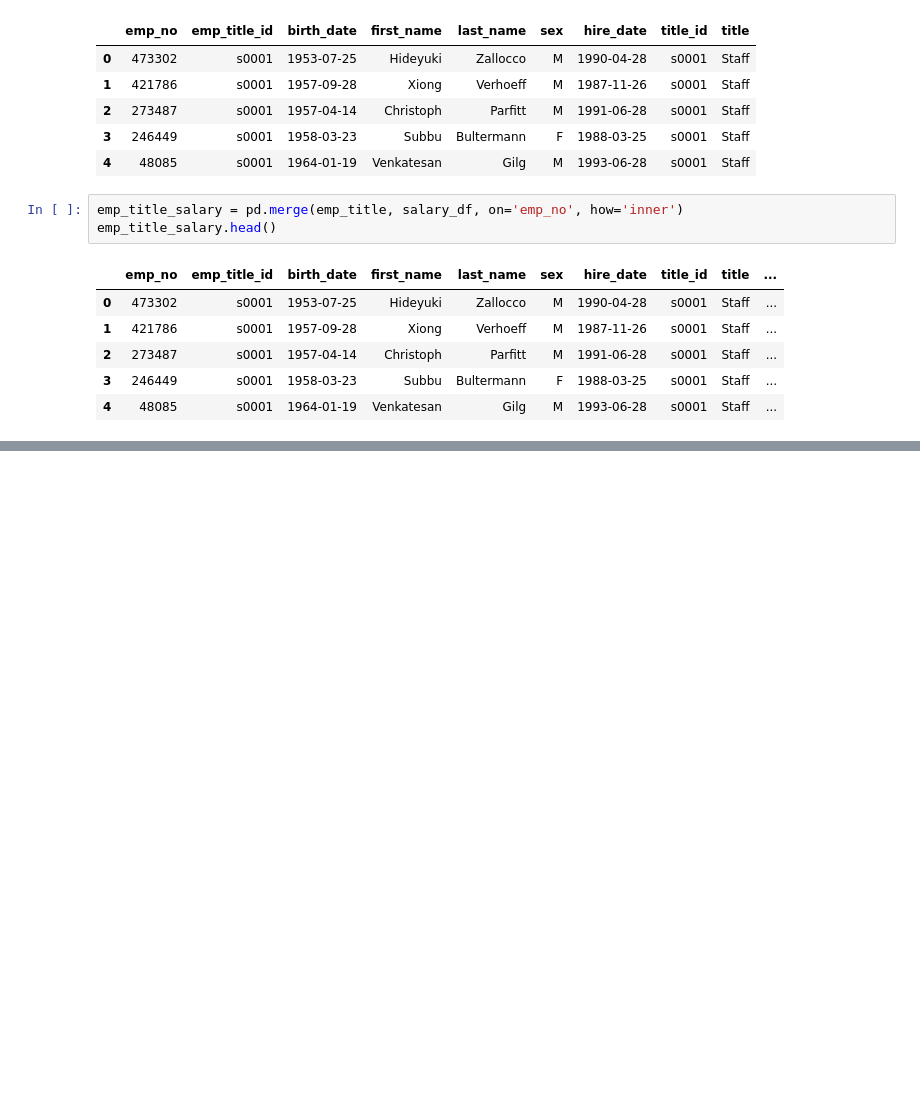
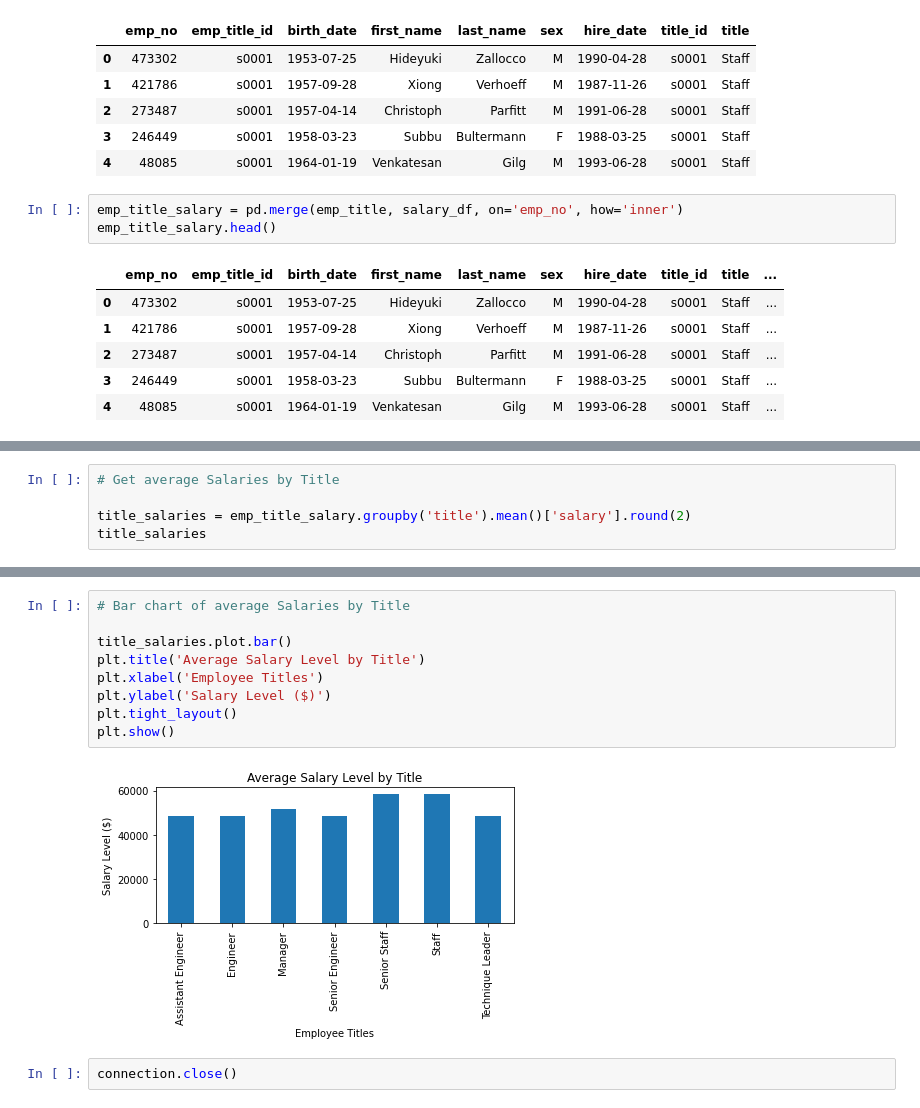
Before and after one commit to austin3216/sql-challenge, a Jupyter notebook: EmployeeSQL/Bonus/BonusModeling.ipynb, the cells around one changed output, grey strips where cells are left out. Cells and saved outputs as stored; diff of their text form; blank space fills up the shorter version.

```diff
--- a/EmployeeSQL/Bonus/BonusModeling.ipynb
+++ b/EmployeeSQL/Bonus/BonusModeling.ipynb
@@ -120,0 +121,5 @@ plt.show()
+# %%
+# Get average Salaries by Title
+
+title_salaries = emp_title_salary.groupby('title').mean()['salary'].round(2)
+title_salaries
@@ -120,0 +136,13 @@ plt.show()
+# %%
+# Bar chart of average Salaries by Title
+
+title_salaries.plot.bar()
+plt.title('Average Salary Level by Title')
+plt.xlabel('Employee Titles')
+plt.ylabel('Salary Level ($)')
+plt.tight_layout()
+plt.show()
+# %% [output]
+[figure, added]
+# %%
+connection.close()
```
Also changed, not shown: parts of 2 cells of this notebook.
